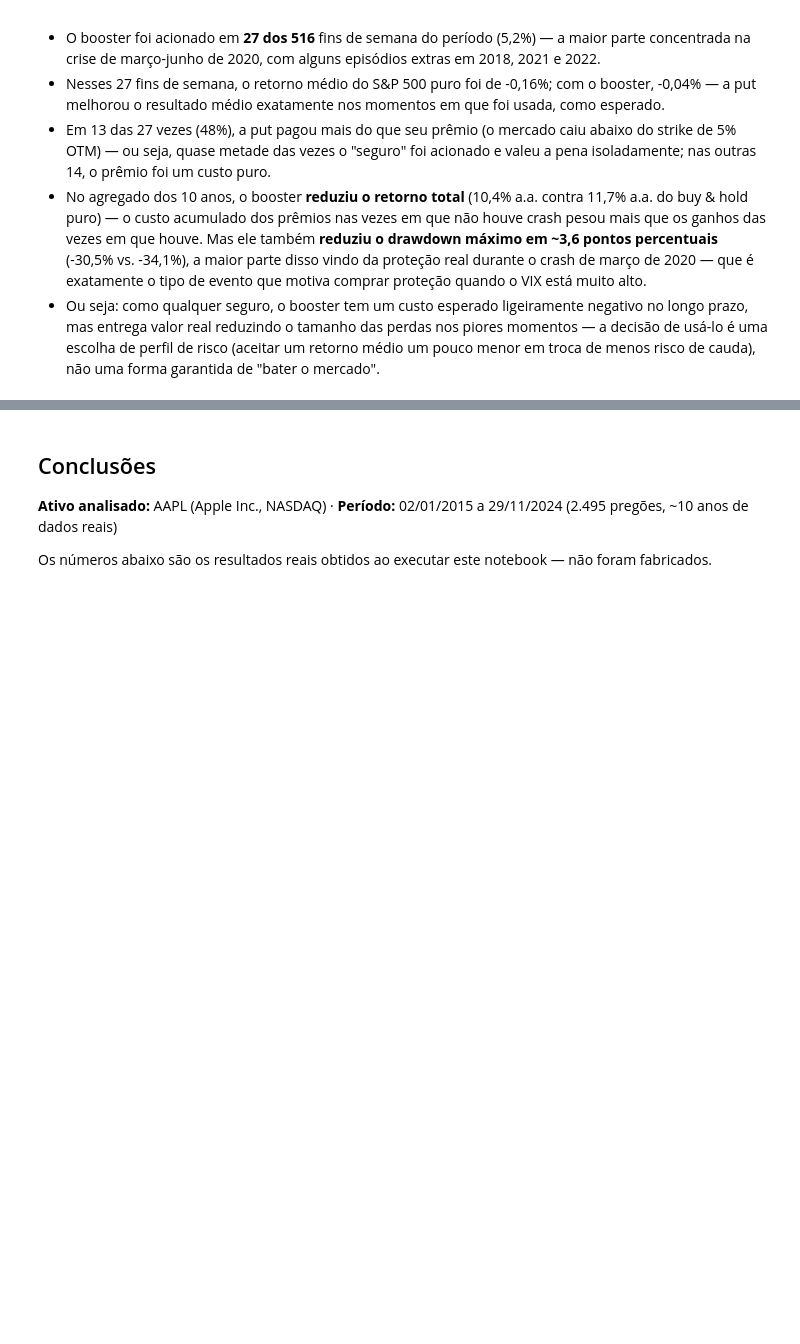
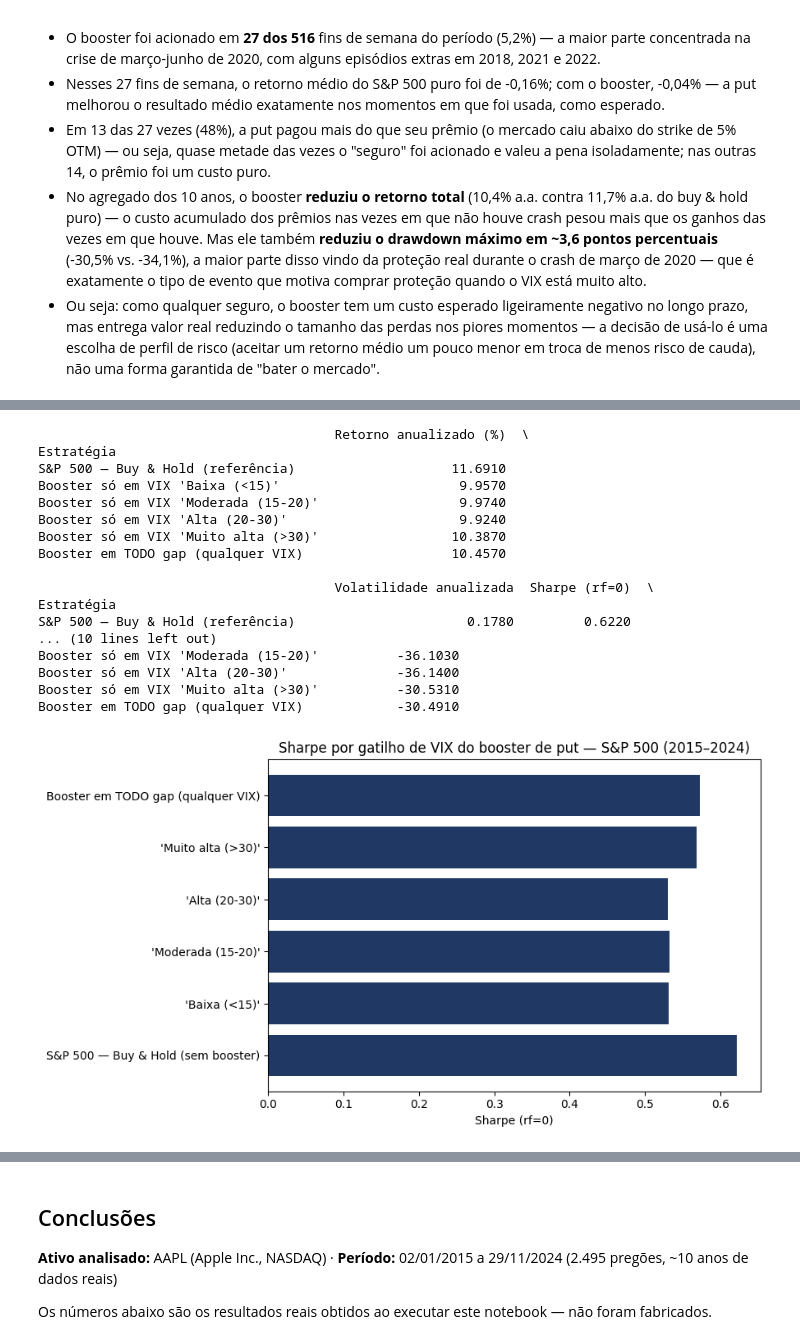
Before and after one commit to jorgerachid1/estrategia-fim-de-semana-volatilidade, a Jupyter notebook: estrategia_fim_de_semana_volatilidade.ipynb, the cells around one changed output, grey strips where cells are left out. Drawn from its saved outputs; the diff is of its cells as text; code cells hidden in the pictures; blank space fills up the shorter version.

```diff
--- a/estrategia_fim_de_semana_volatilidade.ipynb
+++ b/estrategia_fim_de_semana_volatilidade.ipynb
@@ -564,0 +677,33 @@ Ver os números reais impressos acima. Em resumo: o booster funciona como um seg
+# %%
+comparativo = res_faixas_df.copy()
+comparativo["Retorno anualizado (%)"] = comparativo["Retorno anualizado"] * 100
+comparativo["Max drawdown (%)"] = comparativo["Max drawdown"] * 100
+print(comparativo[["Retorno anualizado (%)", "Volatilidade anualizada", "Sharpe (rf=0)", "Max drawdown (%)"]].round(3))
+
+fig, ax = plt.subplots(figsize=(9, 5))
+labels = comparativo.index.str.replace("Booster só em VIX ", "").str.replace("(referência)", "(sem booster)")
+ax.barh(labels, comparativo["Sharpe (rf=0)"], color="#1f3864")
+ax.set_xlabel("Sharpe (rf=0)")
+ax.set_title("Sharpe por gatilho de VIX do booster de put — S&P 500 (2015–2024)")
+plt.tight_layout()
+plt.savefig("spx_booster_sharpe_por_faixa.png", dpi=110)
+plt.show()
+# %% [output]
+                                      Retorno anualizado (%)  \
+Estratégia
+S&P 500 — Buy & Hold (referência)                    11.6910
+Booster só em VIX 'Baixa (<15)'                       9.9570
+Booster só em VIX 'Moderada (15-20)'                  9.9740
+Booster só em VIX 'Alta (20-30)'                      9.9240
+Booster só em VIX 'Muito alta (>30)'                 10.3870
+Booster em TODO gap (qualquer VIX)                   10.4570
+
+                                      Volatilidade anualizada  Sharpe (rf=0)  \
+Estratégia
+S&P 500 — Buy & Hold (referência)                      0.1780         0.6220
+... (10 lines left out)
+Booster só em VIX 'Moderada (15-20)'          -36.1030
+Booster só em VIX 'Alta (20-30)'              -36.1400
+Booster só em VIX 'Muito alta (>30)'          -30.5310
+Booster em TODO gap (qualquer VIX)            -30.4910
+[figure, added]
```
Also changed, not shown: parts of 5 cells of this notebook, 3 other files.
